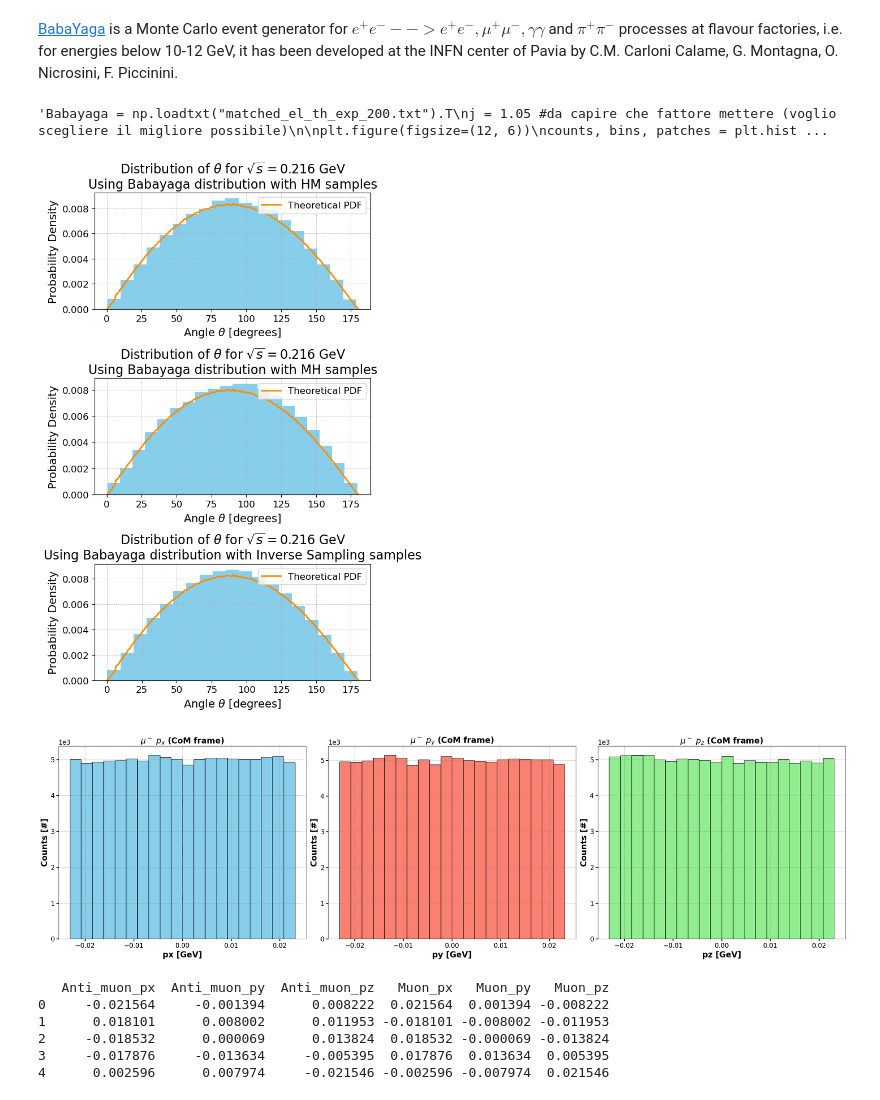
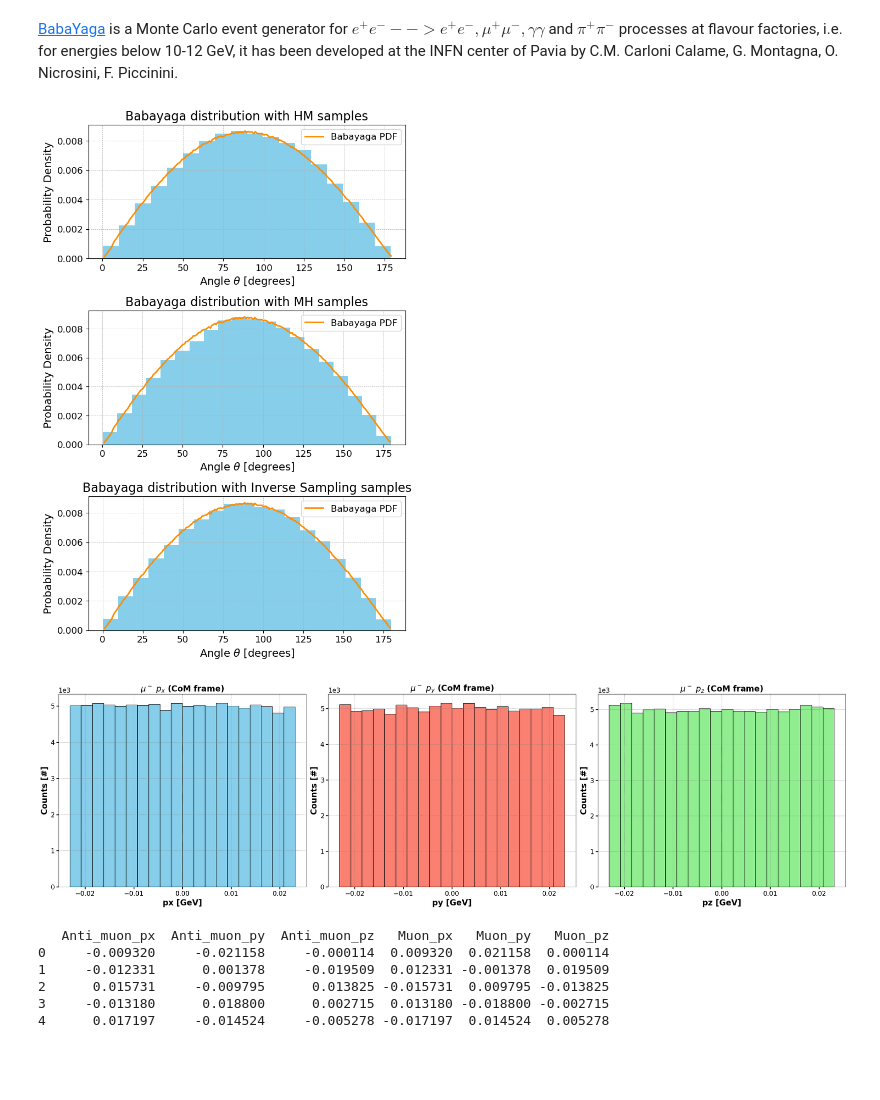
Before and after one commit to pietrobernard/LaCP-Project-2324, a Jupyter notebook: LCP A/MONTECARLO.ipynb, the cells around one changed output. Saved outputs shown, nothing was run; the diff lists cells and outputs as text; code cells hidden in the pictures; blank space fills up the shorter version.

Commit message:
added our babayaga simulation

```diff
--- a/LCP A/MONTECARLO.ipynb
+++ b/LCP A/MONTECARLO.ipynb
@@ -290,54 +281,33 @@ Inverse sampling: Time = 7.908, Memory usage = 2.367, Acceptance = 1.0
 # Comparison with babayaga
 # %% [markdown]
 [BabaYaga](https://www2.pv.infn.it/~hepcomplex/babayaga.html) is a Monte Carlo event generator for $e^+e^- --> e^+e^-, μ^+μ^-, γγ$ and $π^+π^-$ processes at flavour factories, i.e. for energies below 10-12 GeV, it has been developed at the INFN center of Pavia by  C.M. Carloni Calame, G. Montagna, O. Nicrosini, F. Piccinini.
-# %%
-'''Babayaga = np.loadtxt("matched_el_th_exp_200.txt").T
-j = 1.05 #da capire che fattore mettere (voglio scegliere il migliore possibile)
-
-plt.figure(figsize=(12, 6))
-counts, bins, patches = plt.hist(theta_sample_is_converted, bins=num_bins_is, density=True, color='skyblue')
-k=(np.max(Babayaga[1]))*j/np.max(counts)
-Baba_plotted = Babayaga[1]/k
-centers = [Babayaga[0][i]+(Babayaga[0][i+1]-Babayaga[0][i])/2 for i in np.arange(0,len(Babayaga[0])-1)]
-centers.append(Babayaga[0][-1]+(Babayaga[0][-1]-Babayaga[0][-2]))
-plt.plot(centers,Baba_plotted, color='darkorange', linewidth=2, label="Theoretical PDF")
-plt.title(r'Distribution of $\theta$ for $\sqrt{s}=$' + str(round(E_exp, 3)) + ' GeV Using Babayaga distribution with Inverse Sampling samples', fontsize=16)
-plt.xlabel(r'Angle $\theta$ [degrees]', fontsize=14)
-plt.ylabel('Probability Density', fontsize=14)
-plt.legend(fontsize=12)
-plt.grid(True, which='both', linestyle='--', linewidth=0.5)
-plt.tick_params(axis='both', which='major', labelsize=12)
-plt.tight_layout()
-plt.show()'''
-# %% [output]
-'Babayaga = np.loadtxt("matched_el_th_exp_200.txt").T\nj = 1.05 #da capire che fattore mettere (voglio scegliere il migliore possibile)\n\nplt.figure(figsize=(12, 6))\ncounts, bins, patches = plt.hist ...
 # %%
 Babayaga = np.loadtxt("matched_el_th_exp_200.txt").T
-j = 1.05 #da capire che fattore mettere (voglio scegliere il migliore possibile)
 
 def plot_distribution(ax, theta_samples, sample_label, E_exp):
     counts, bins, patches = ax.hist(theta_samples, bins="doane", density=True, color='skyblue')
-    k = (np.max(Babayaga[1])) * j / np.max(counts)
+    k = (np.max(Babayaga[1])) / np.max(counts)
     Baba_plotted = Babayaga[1] / k
     centers = [Babayaga[0][i] + (Babayaga[0][i+1] - Babayaga[0][i]) / 2 for i in np.arange(0, len(Babayaga[0]) - 1)]
     centers.append(Babayaga[0][-1] + (Babayaga[0][-1] - Babayaga[0][-2]))
-    ax.plot(centers, Baba_plotted, color='darkorange', linewidth=2, label="Theoretical PDF")
-    ax.set_title(r'Distribution of $\theta$ for $\sqrt{s}=$' + str(round(E_exp, 3)) + ' GeV\nUsing Babayaga distribution with ' + sample_label, fontsize=16)
+    ax.plot(centers, Baba_plotted, color='darkorange', linewidth=2, label="Babayaga PDF")
+    ax.set_title(r'Babayaga distribution with ' + sample_label, fontsize=16)
     ax.set_xlabel(r'Angle $\theta$ [degrees]', fontsize=14)
     ax.set_ylabel('Probability Density', fontsize=14)
     ax.legend(fontsize=12)
     ax.grid(True, which='both', linestyle='--', linewidth=0.5)
     ax.tick_params(axis='both', which='major', labelsize=12)
 
-fig, axs = plt.subplots(3, 1, figsize=(6, 10), tight_layout=True)
+fig, axs = plt.subplots(3, 1, figsize=(7, 10), tight_layout=True)
 plot_distribution(axs[0], theta_samples_hm, 'HM samples', E_exp)
 plot_distribution(axs[1], theta_samples_mh, 'MH samples', E_exp)
+plt.tight_layout()
 plot_distribution(axs[2], theta_sample_is_converted, 'Inverse Sampling samples', E_exp)
-plt.tight_layout()
+
 
 plt.show()
 # %% [output]
-[figure, old version]
+[figure, new version]
 # %%
 %precision 6
 theta = theta_sample_is_converted
@@ -358,8 +328,8 @@ momenta['Muon_px'] = - momenta['Anti_muon_px']
 momenta['Muon_py'] = - momenta['Anti_muon_py']
 momenta['Muon_pz'] = - momenta['Anti_muon_pz']
 
-momenta.to_csv("data/Momenta_CoM.csv", index=False, index_label=False)
-momenta = pd.read_csv("data/Momenta_CoM.csv")
+momenta.to_csv("Momenta_CoM.csv", index=False, index_label=False)
+momenta = pd.read_csv("Momenta_CoM.csv")
 
 fig, ax = plt.subplots(1, 3, figsize=(28, 8))
 titles = [r'$\mu^-$ $p_x$ (CoM frame)', r'$\mu^-$ $p_y$ (CoM frame)', r'$\mu^-$ $p_z$ (CoM frame)']
@@ -379,10 +349,10 @@ plt.tight_layout()
 plt.show()
 print(momenta.head())
 # %% [output]
-[figure, old version]
+[figure, new version]
    Anti_muon_px  Anti_muon_py  Anti_muon_pz   Muon_px   Muon_py   Muon_pz
-0     -0.021564     -0.001394      0.008222  0.021564  0.001394 -0.008222
-1      0.018101      0.008002      0.011953 -0.018101 -0.008002 -0.011953
-2     -0.018532      0.000069      0.013824  0.018532 -0.000069 -0.013824
-3     -0.017876     -0.013634     -0.005395  0.017876  0.013634  0.005395
-4      0.002596      0.007974     -0.021546 -0.002596 -0.007974  0.021546
+0     -0.009320     -0.021158     -0.000114  0.009320  0.021158  0.000114
+1     -0.012331      0.001378     -0.019509  0.012331 -0.001378  0.019509
+2      0.015731     -0.009795      0.013825 -0.015731  0.009795 -0.013825
+3     -0.013180      0.018800      0.002715  0.013180 -0.018800 -0.002715
+4      0.017197     -0.014524     -0.005278 -0.017197  0.014524  0.005278
```
Also changed, not shown: parts of 6 cells of this notebook, 2 other files.
